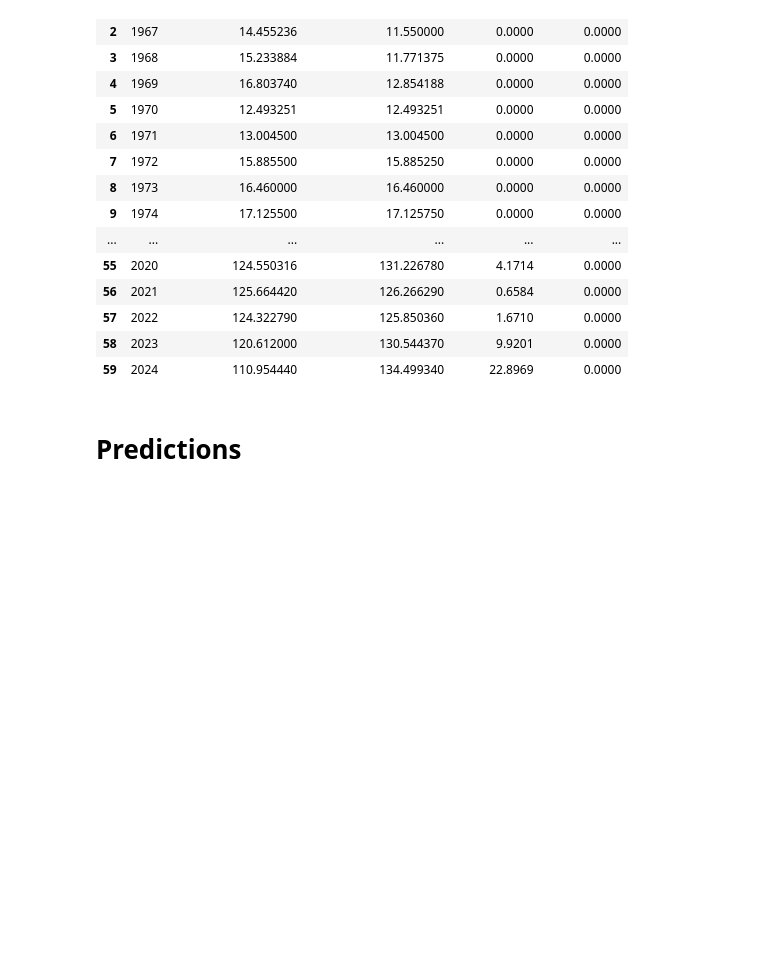
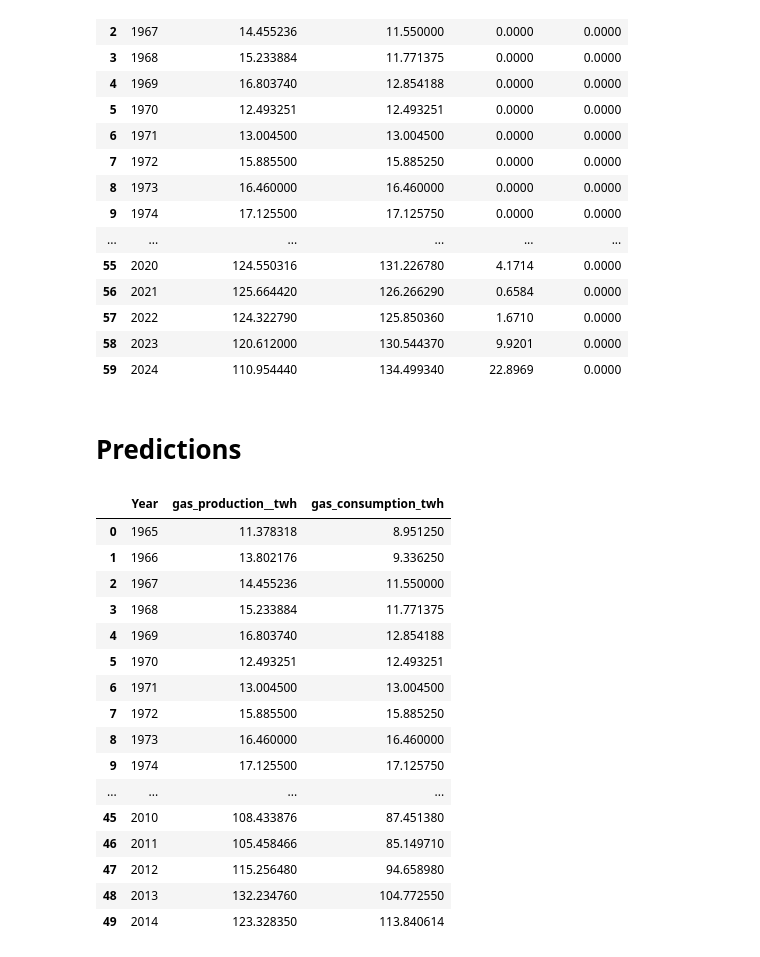
Before and after one commit to Alphalejo/Colombian_energy_balance, a Jupyter notebook: draft.ipynb, the cells around one changed output. Cells and saved outputs as stored; diff of their text form; code cells hidden in the pictures; blank space fills up the shorter version.

```diff
--- a/draft.ipynb
+++ b/draft.ipynb
@@ -80,3 +83,26 @@ electricity_production_df = electricity_production_df.fillna(0)
 electricity_production_df.to_csv("./data/processed/electricity_production.csv", index=False)
 # %% [markdown]
 # Predictions
+# %%
+training_df = gas_balance[gas_balance["Year"] < 2015][["Year", "gas_production__twh", "gas_consumption_twh"]]
+test_df = gas_balance[gas_balance["Year"] >= 2015][["Year", "gas_production__twh", "gas_consumption_twh"]]
+# %%
+training_df
+# %% [output]
+|  | Year | gas_production__twh | gas_consumption_twh |
+| 0 | 1965 | 11.378318 | 8.951250 |
+| 1 | 1966 | 13.802176 | 9.336250 |
+| 2 | 1967 | 14.455236 | 11.550000 |
+| 3 | 1968 | 15.233884 | 11.771375 |
+| 4 | 1969 | 16.803740 | 12.854188 |
+| 5 | 1970 | 12.493251 | 12.493251 |
+| 6 | 1971 | 13.004500 | 13.004500 |
+| 7 | 1972 | 15.885500 | 15.885250 |
+| 8 | 1973 | 16.460000 | 16.460000 |
+| 9 | 1974 | 17.125500 | 17.125750 |
+| ... | ... | ... | ... |
+| 45 | 2010 | 108.433876 | 87.451380 |
+| 46 | 2011 | 105.458466 | 85.149710 |
+| 47 | 2012 | 115.256480 | 94.658980 |
+| 48 | 2013 | 132.234760 | 104.772550 |
+| 49 | 2014 | 123.328350 | 113.840614 |
```
Also changed, not shown: parts of 9 cells of this notebook, 13 other files.
